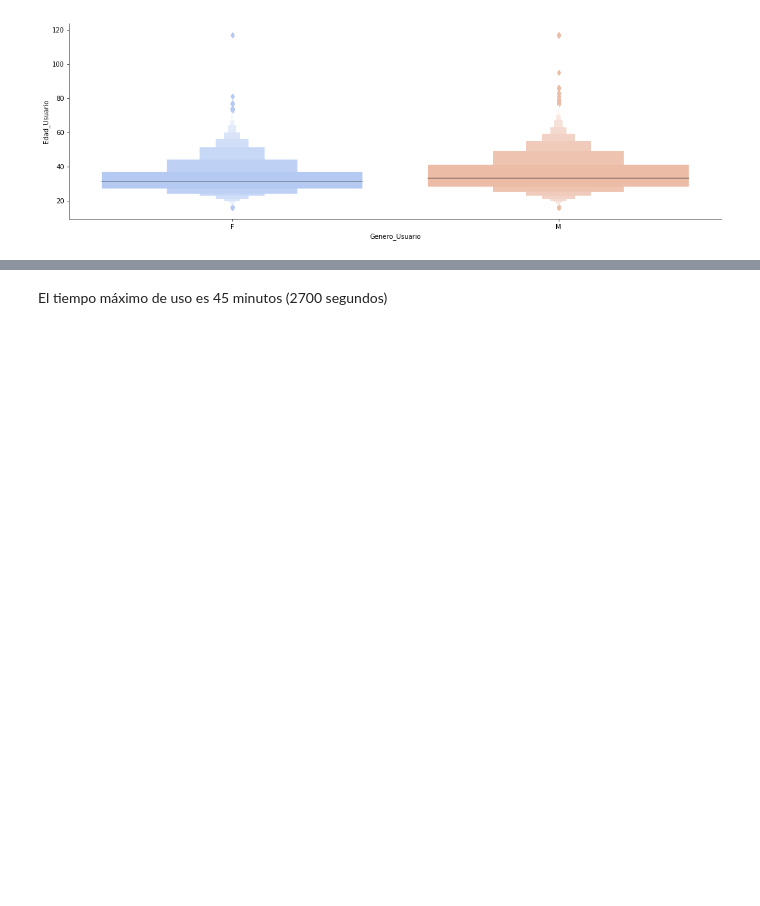
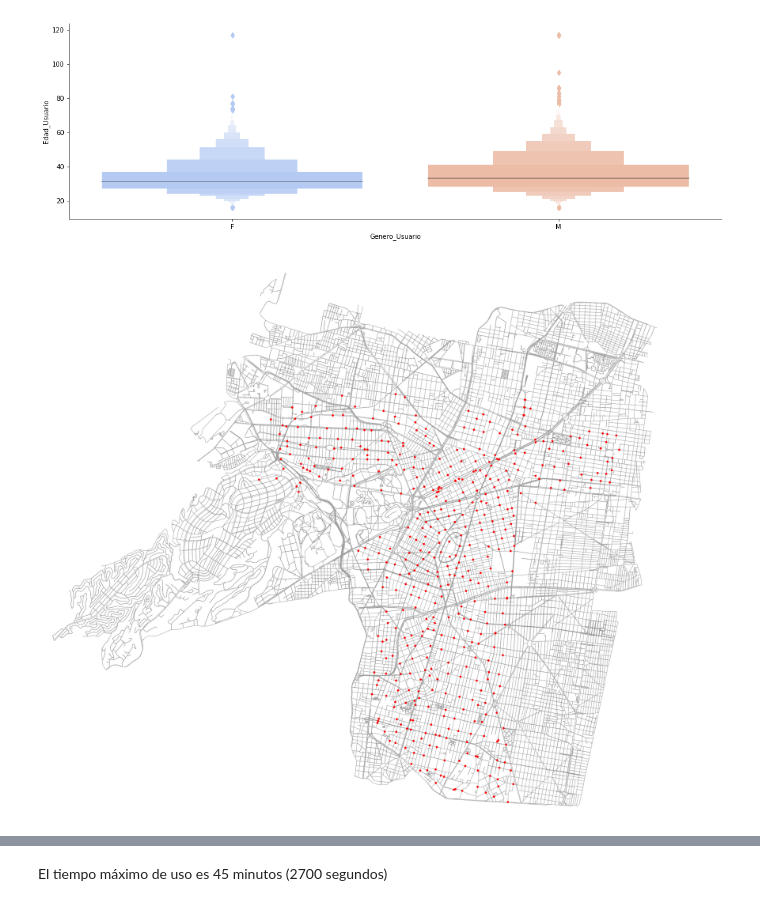
Before and after one commit to paloderosa/ecobici_analysis, a Jupyter notebook: ecobici_network.ipynb, the cells around one changed output, grey strips where cells are left out. Cells and saved outputs as stored; diff of their text form; code cells hidden in the pictures; blank space fills up the shorter version.

```diff
--- a/ecobici_network.ipynb
+++ b/ecobici_network.ipynb
@@ -113,0 +127,4 @@ ecobici_service = BikeService(delegaciones, ecobici_stations, travels)
+# %%
+ecobici_service.map()
+# %% [output]
+[figure, added]
```
Also changed, not shown: parts of 17 cells of this notebook, 5 other files.
